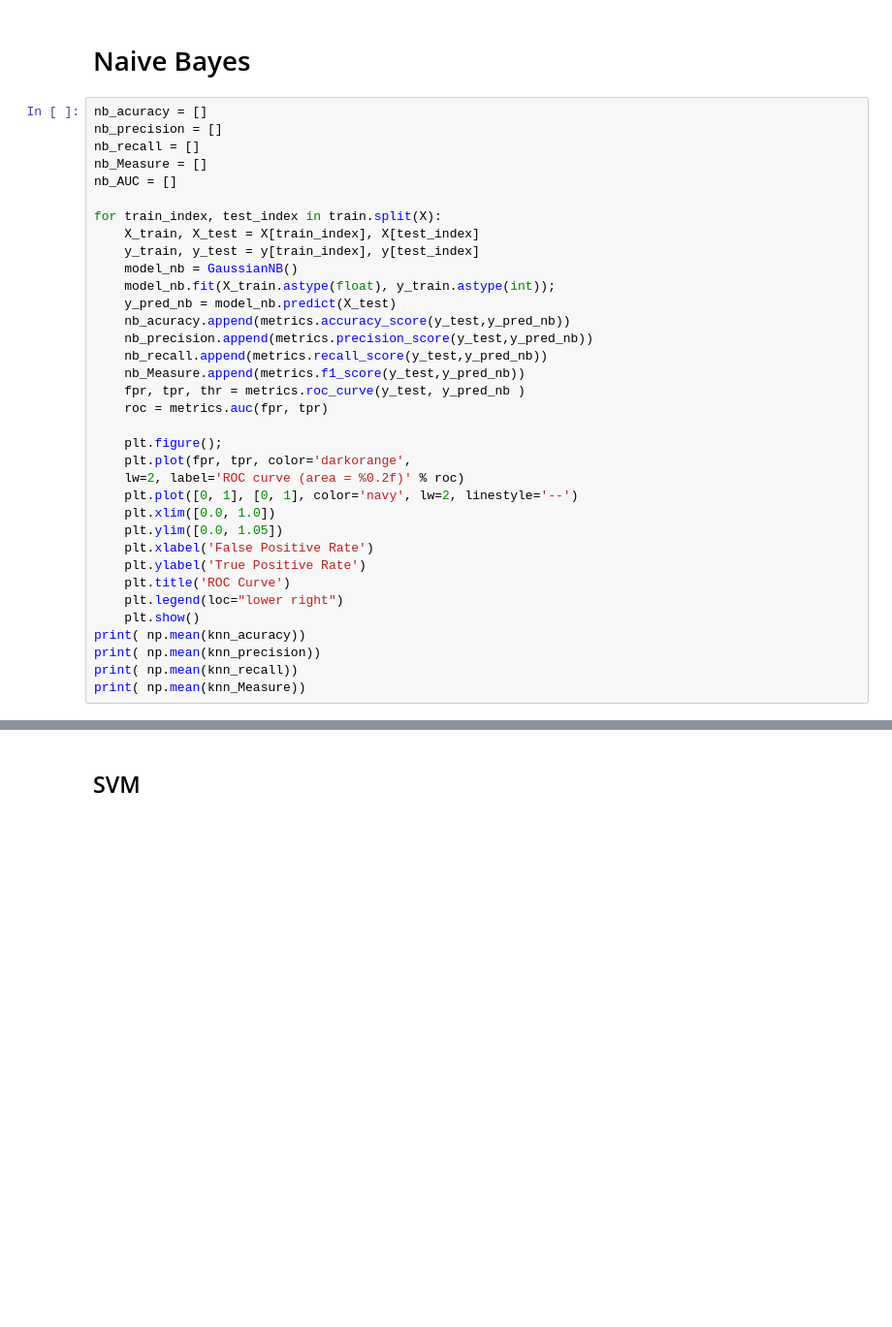
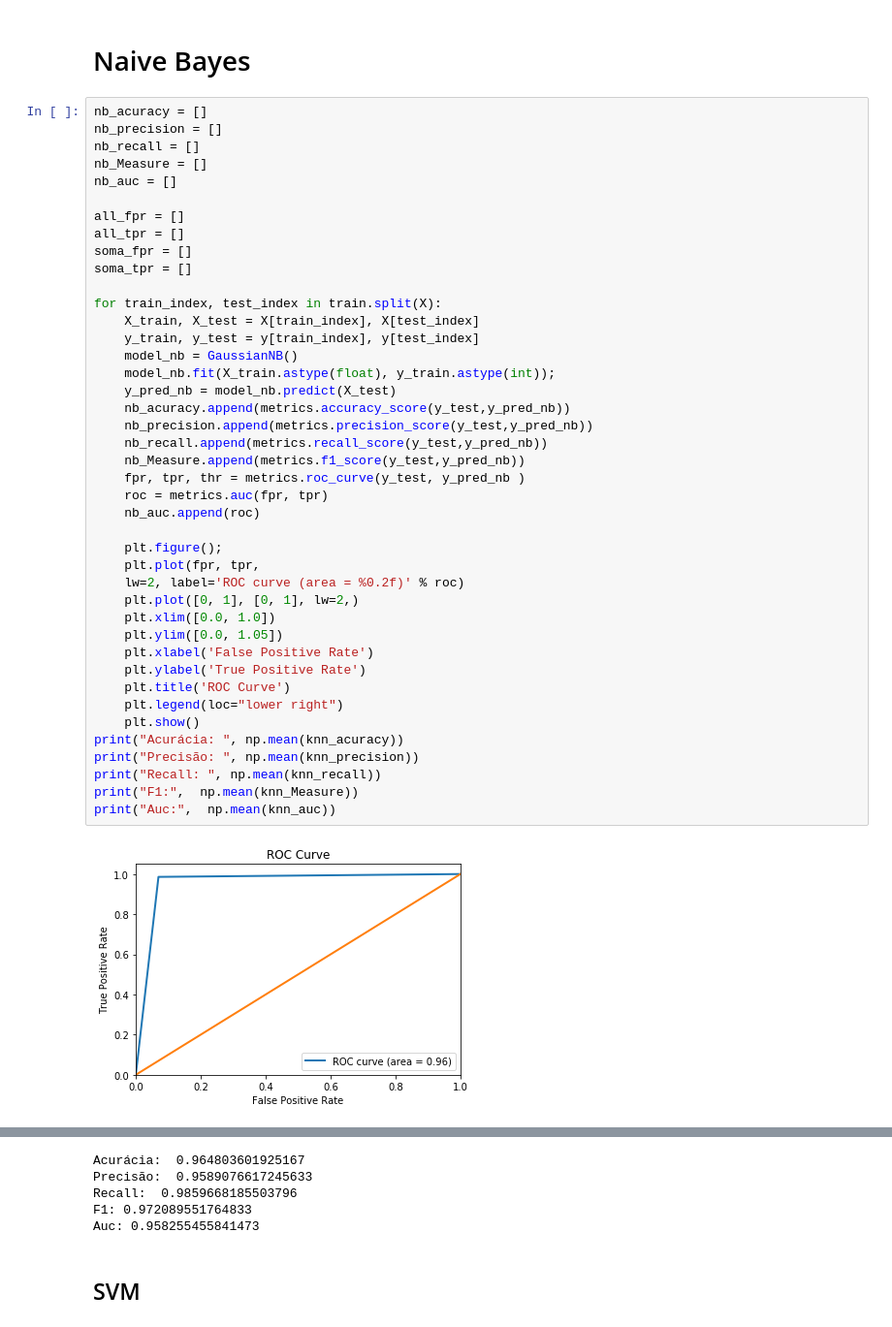
Before and after one commit to RodrigoValentim2/Regressao-classificacao07, a Jupyter notebook: Lista 07.ipynb, the cells around one changed output, grey strips where cells are left out. Shown at 97% size. Cells and saved outputs as stored; diff of their text form; blank space fills up the shorter version.

```diff
--- a/Lista 07.ipynb
+++ b/Lista 07.ipynb
@@ -303,35 +301,44 @@ IndentationError: unexpected indent (<ipython-input-18-d084c5071763>, line 13)
 # %%
 nb_acuracy = []
 nb_precision = []
 nb_recall = []
 nb_Measure = []
-nb_AUC = []
+nb_auc = []
+
+all_fpr = []
+all_tpr = []
+soma_fpr = []
+soma_tpr = []
 
 for train_index, test_index in train.split(X):
     X_train, X_test = X[train_index], X[test_index]
     y_train, y_test = y[train_index], y[test_index]
     model_nb = GaussianNB()
     model_nb.fit(X_train.astype(float), y_train.astype(int));
     y_pred_nb = model_nb.predict(X_test)
     nb_acuracy.append(metrics.accuracy_score(y_test,y_pred_nb))
     nb_precision.append(metrics.precision_score(y_test,y_pred_nb))
     nb_recall.append(metrics.recall_score(y_test,y_pred_nb))
     nb_Measure.append(metrics.f1_score(y_test,y_pred_nb))
     fpr, tpr, thr = metrics.roc_curve(y_test, y_pred_nb )
     roc = metrics.auc(fpr, tpr)
+    nb_auc.append(roc)
 
     plt.figure();
-    plt.plot(fpr, tpr, color='darkorange',
+    plt.plot(fpr, tpr,
     lw=2, label='ROC curve (area = %0.2f)' % roc)
-    plt.plot([0, 1], [0, 1], color='navy', lw=2, linestyle='--')
+    plt.plot([0, 1], [0, 1], lw=2,)
     plt.xlim([0.0, 1.0])
     plt.ylim([0.0, 1.05])
     plt.xlabel('False Positive Rate')
     plt.ylabel('True Positive Rate')
     plt.title('ROC Curve')
     plt.legend(loc="lower right")
     plt.show()
-print( np.mean(knn_acuracy))
-print( np.mean(knn_precision))
-print( np.mean(knn_recall))
-print( np.mean(knn_Measure))
+print("Acurácia: ", np.mean(knn_acuracy))
+print("Precisão: ", np.mean(knn_precision))
+print("Recall: ", np.mean(knn_recall))
+print("F1:",  np.mean(knn_Measure))
+print("Auc:",  np.mean(knn_auc))
+# %% [output]
+[figure, added]
@@ -338,3 +349,8 @@ print( np.mean(knn_Measure))
+Acurácia:  0.964803601925167
+Precisão:  0.9589076617245633
+Recall:  0.9859668185503796
+F1: 0.972089551764833
+Auc: 0.958255455841473
 # %% [markdown]
 ## SVM
 # %%
```
Also changed, not shown: parts of 18 cells of this notebook.
